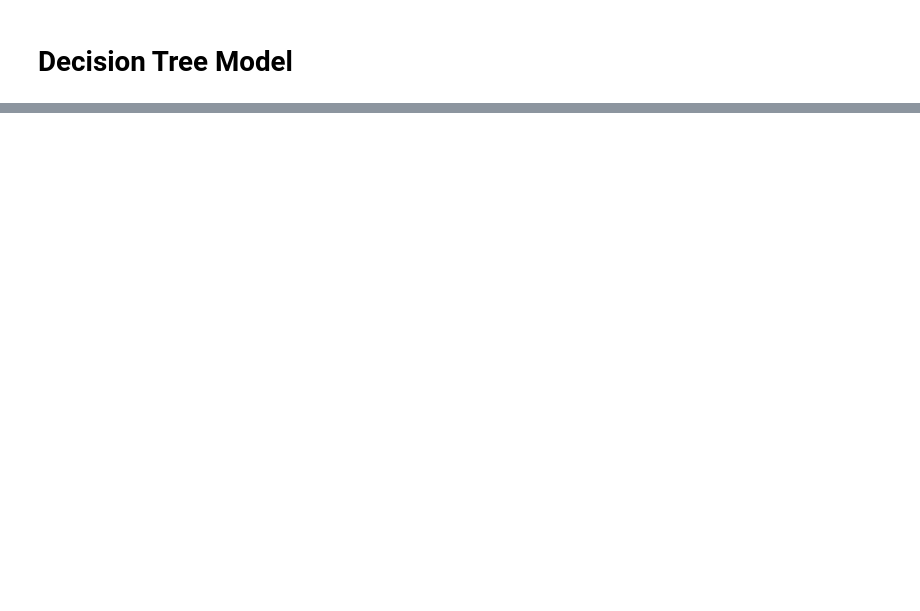
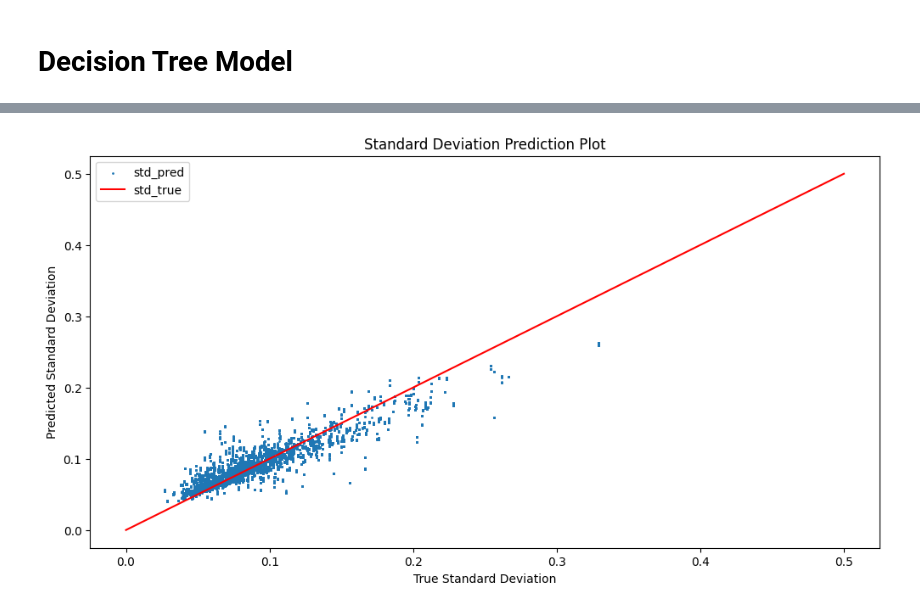
Before and after one commit to yang-jiaye/PCDetErrorModel, a Jupyter notebook: errorDTModel.ipynb, the cells around one changed output, grey strips where cells are left out. Cells and saved outputs as stored; diff of their text form; code cells hidden in the pictures; blank space fills up the shorter version.

```diff
--- a/errorDTModel.ipynb
+++ b/errorDTModel.ipynb
@@ -111,0 +144,23 @@ plt.show()
+# %%
+# std-error plot
+
+data = {
+    'distance': distanceList,
+    'intensity': intensityList,
+    'std': stdList
+}
+df = pd.DataFrame(data)
+X = df[['distance', 'intensity']]
+y = model.predict(X)
+stdList_pred = y.tolist()
+
+plt.figure(figsize=(12, 6))
+plt.scatter(stdList, stdList_pred, s=1, label='std_pred')
+plt.plot([0, 0.5], [0, 0.5], color='red', label='std_true')
+plt.ylabel('Predicted Standard Deviation')
+plt.xlabel('True Standard Deviation')
+plt.title('Standard Deviation Prediction Plot')
+plt.legend()
+plt.show()
+# %% [output]
+[figure, added]
```
Also changed, not shown: parts of 3 cells of this notebook, 3 other files.
